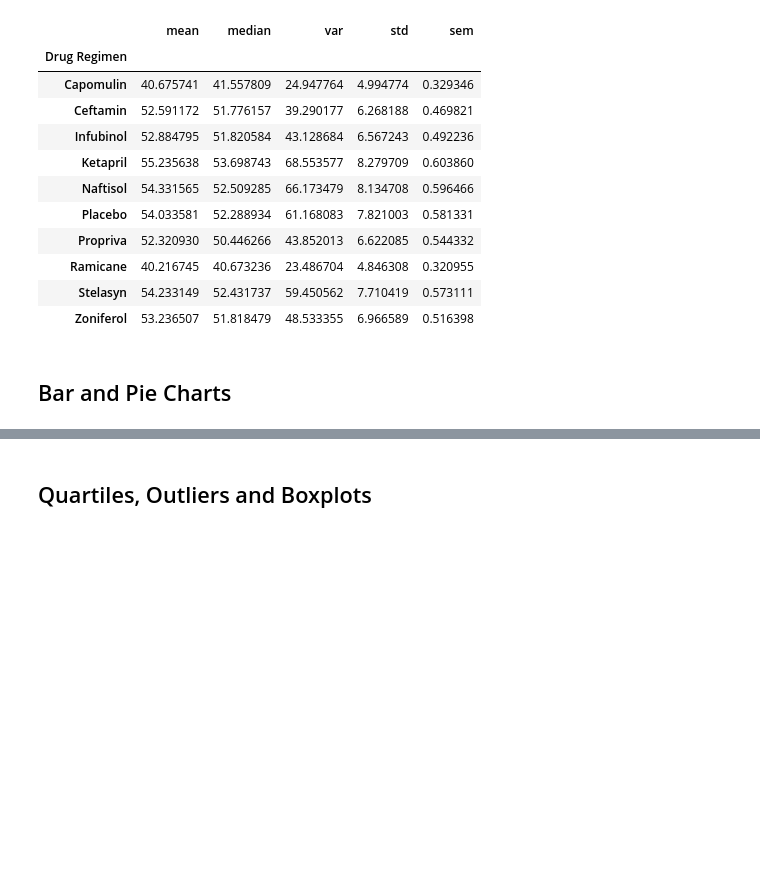
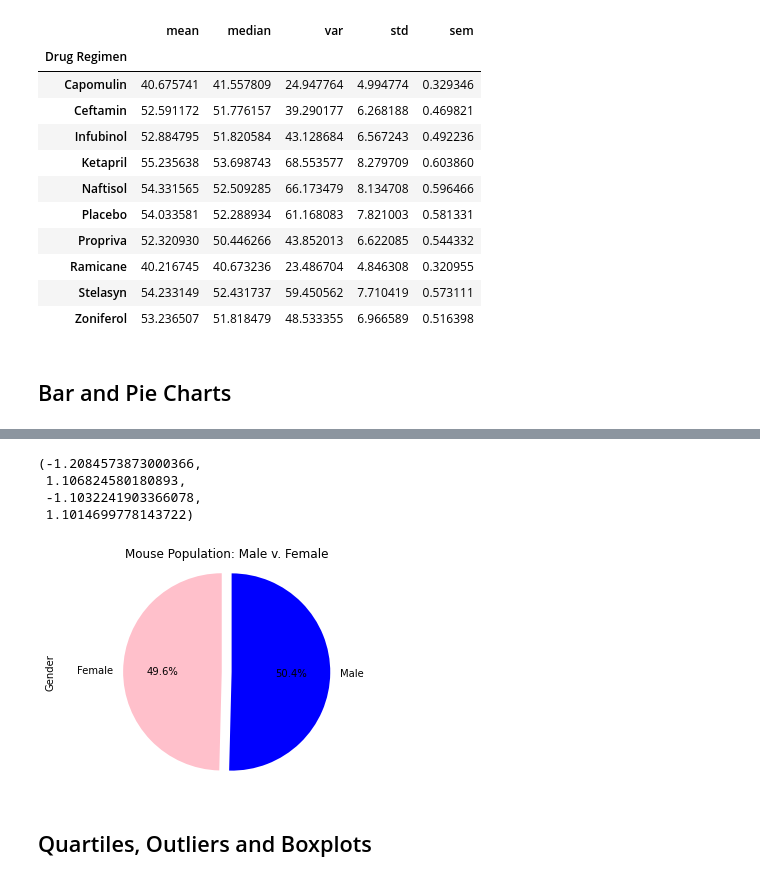
Before and after one commit to szig97/matplotlib-challenge, a Jupyter notebook: pymaceuticals.ipynb, the cells around one changed output, grey strips where cells are left out. Saved outputs shown, nothing was run; the diff lists cells and outputs as text; code cells hidden in the pictures; blank space fills up the shorter version.

```diff
--- a/pymaceuticals.ipynb
+++ b/pymaceuticals.ipynb
@@ -144,3 +206,20 @@ summary_df_2
+# %%
+# Generate a pie plot showing the distribution of female versus male mice using pyplot
+labels = ["Female", "Male"]
+colors = ["pink", "blue"]
+sizes = [49.6, 50.4]
+explode = (0.1,0)
+
+plt.pie(sizes, labels=labels, colors=colors, explode=explode, autopct="%1.1f%%", startangle=90)
+plt.title("Mouse Population: Male v. Female")
+plt.ylabel("Gender")
+plt.axis("equal")
+# %% [output]
+(-1.2084573873000366,
+ 1.106824580180893,
+ -1.1032241903366078,
+ 1.1014699778143722)
+[figure, added]
 # %% [markdown]
 ## Quartiles, Outliers and Boxplots
 # %%
```
Also changed, not shown: parts of 8 cells of this notebook.
